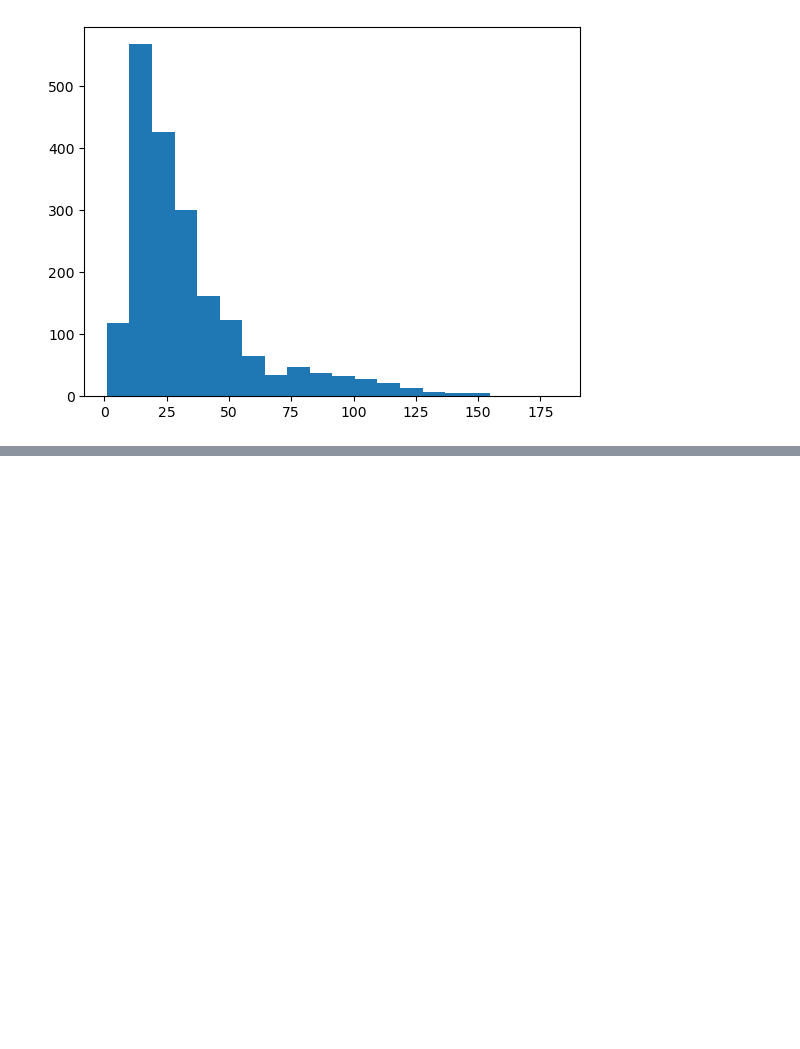
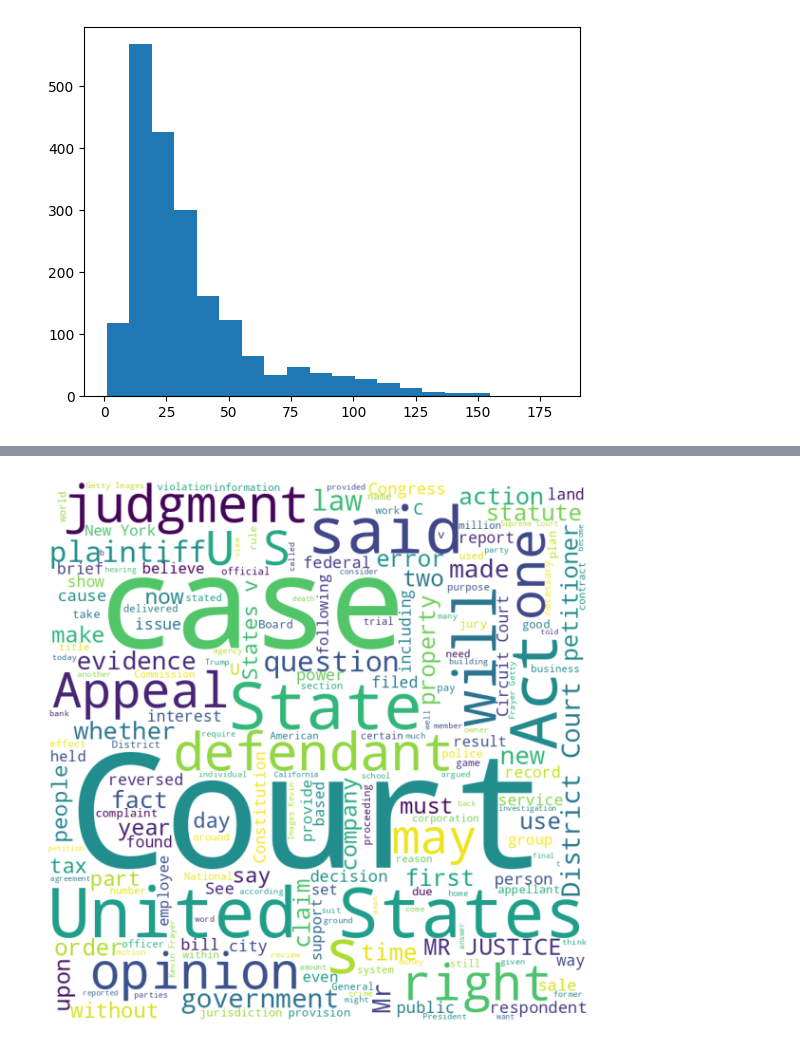
Before and after one commit to dukenguyenxyz/synth_detectives, a Jupyter notebook: src/eda.ipynb, the cells around one changed output, grey strips where cells are left out. Saved outputs shown, nothing was run; the diff lists cells and outputs as text; code cells hidden in the pictures; blank space fills up the shorter version.

```diff
--- a/src/eda.ipynb
+++ b/src/eda.ipynb
@@ -114,0 +152,4 @@ plot_word_cloud(val_dataset)
+# %%
+plot_word_cloud(test_dataset)
+# %% [output]
+[figure, added]
```
Also changed, not shown: parts of 12 cells of this notebook, 1 other file.
